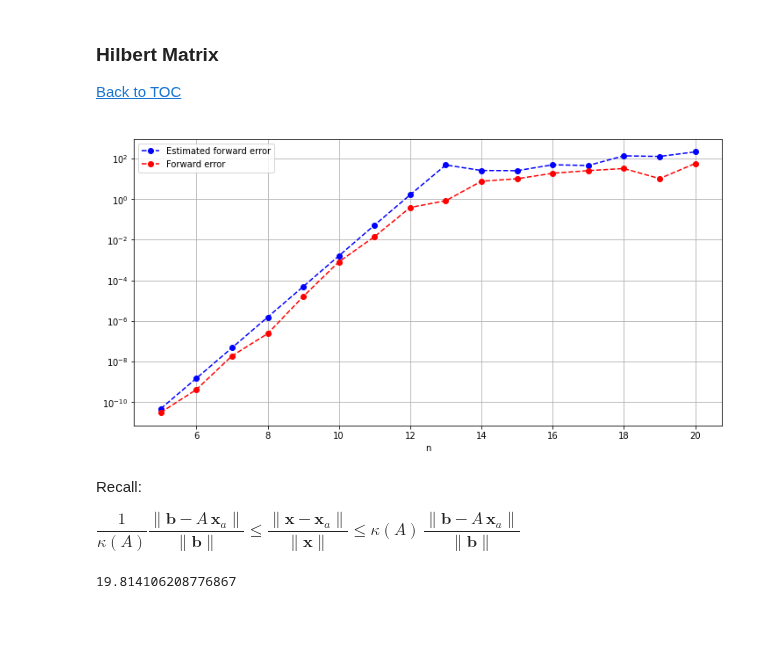
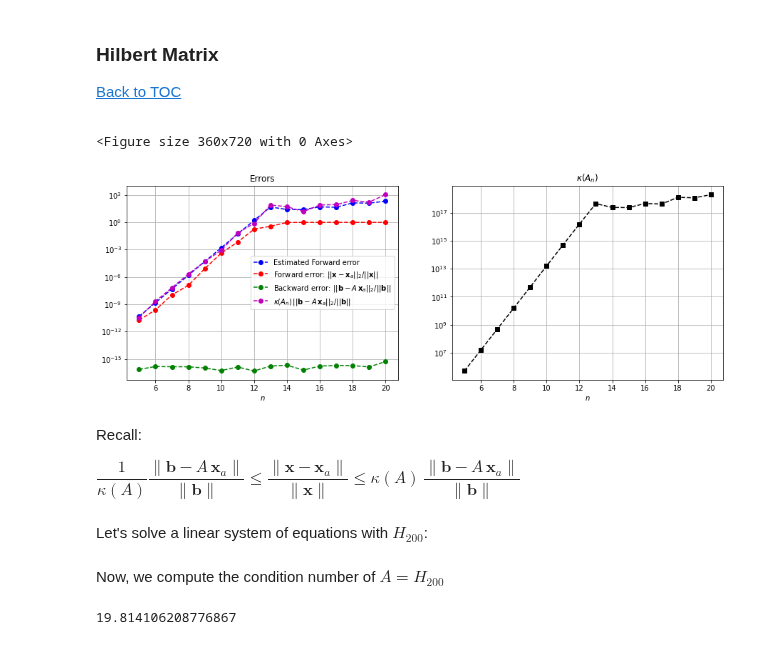
Before and after one commit to tclaudioe/Scientific-Computing, a Jupyter notebook: SC1v2/04a_linear_systems_of_equations.ipynb, the cells around one changed output. Drawn from its saved outputs; the diff is of its cells as text; code cells hidden in the pictures.

```diff
--- a/SC1v2/04a_linear_systems_of_equations.ipynb
+++ b/SC1v2/04a_linear_systems_of_equations.ipynb
@@ -669,6 +668,7 @@ from scipy.linalg import hilbert
 # %%
 N=20
-errors=np.zeros(N+1)
+F_errors=np.zeros(N+1)
+B_errors=np.zeros(N+1)
 kappas=np.zeros(N+1)
 my_range=np.arange(5,N+1)
 for n in my_range:
@@ -676,21 +676,33 @@ for n in my_range:
     x_exact=np.ones(n)
     b=np.dot(A,x_exact)
     x=np.linalg.solve(A,b)
-    errors[n]=np.linalg.norm(x-x_exact,ord=np.inf)
+    F_errors[n]=np.linalg.norm(x-x_exact)/np.linalg.norm(x)
     kappas[n]=np.linalg.cond(A,2)
+    B_errors[n]=np.linalg.norm(b-A @ x)/np.linalg.norm(b)
-# %%
-plt.figure(figsize=(12,6))
-plt.semilogy(my_range, 10.**(-16+np.log10(kappas[my_range])), marker='o', linestyle='--', color='b',label='Estimated forward error')
-plt.semilogy(my_range, errors[my_range], marker='o', linestyle='--', color='r',label='Forward error')
-plt.grid(True)
-plt.xlabel('n')
-#plt.ylabel('$\kappa$ and errors')
-plt.title('')
-plt.legend(loc=0)
-plt.show()
-# %% [output]
-[figure, removed]
+# %%
+plt.figure(figsize=(5,10))
+f, (ax1, ax2) = plt.subplots(1, 2, figsize=(15,5), sharey = False)
+
+ax1.semilogy(my_range, 10.**(-16+np.log10(kappas[my_range])), marker='o', linestyle='--', color='b',label='Estimated Forward error')
+ax1.semilogy(my_range, F_errors[my_range], marker='o', linestyle='--', color='r',label=r'Forward error: $||\mathbf{x}-\mathbf{x}_a||_2/||\mathbf{x}||$')
+ax1.semilogy(my_range, B_errors[my_range], marker='o', linestyle='--', color='g',label=r'Backward error: $||\mathbf{b}-A\,\mathbf{x}_a||_2/||\mathbf{b}||$')
+ax1.semilogy(my_range, kappas[my_range]*B_errors[my_range], marker='o', linestyle='--', color='m', label=r'$\kappa(A_n)\,||\mathbf{b}-A\,\mathbf{x}_a||_2/||\mathbf{b}||$')
+ax1.set_title('Errors')
+ax1.grid(True)
+ax1.set_xlabel('$n$')
+ax1.legend(loc='best')
+
+ax2.semilogy(my_range, kappas[my_range], marker='s', linestyle='--', color='k',label=r'$\kappa(A_n)$')
+ax2.set_title(r'$\kappa(A_n)$')
+ax2.set_xlabel('$n$')
+ax2.grid(True)
+plt.show()
+# %% [output]
+<Figure size 360x720 with 0 Axes>
+[figure, added]
 # %% [markdown]
 Recall:
 
 $\dfrac{1}{\kappa(A)}\dfrac{\|\mathbf{b}-A\,\mathbf{x}_a\|}{\|\mathbf{b}\|} \leq \dfrac{\|\mathbf{x}-\mathbf{x}_a\|}{\|\mathbf{x}\|} \leq \kappa(A)\,\dfrac{\|\mathbf{b}-A\,\mathbf{x}_a\|}{\|\mathbf{b}\|}$
+# %% [markdown]
+Let's solve a linear system of equations with $H_{200}$:
@@ -697 +719,3 @@ $\dfrac{1}{\kappa(A)}\dfrac{\|\mathbf{b}-A\,\mathbf{x}_a\|}{\|\mathbf{b}\|} \leq
+# %% [markdown]
+Now, we compute the condition number of $A=H_{200}$
 # %%
```
Also changed, not shown: parts of 25 cells of this notebook, 2 other files.
